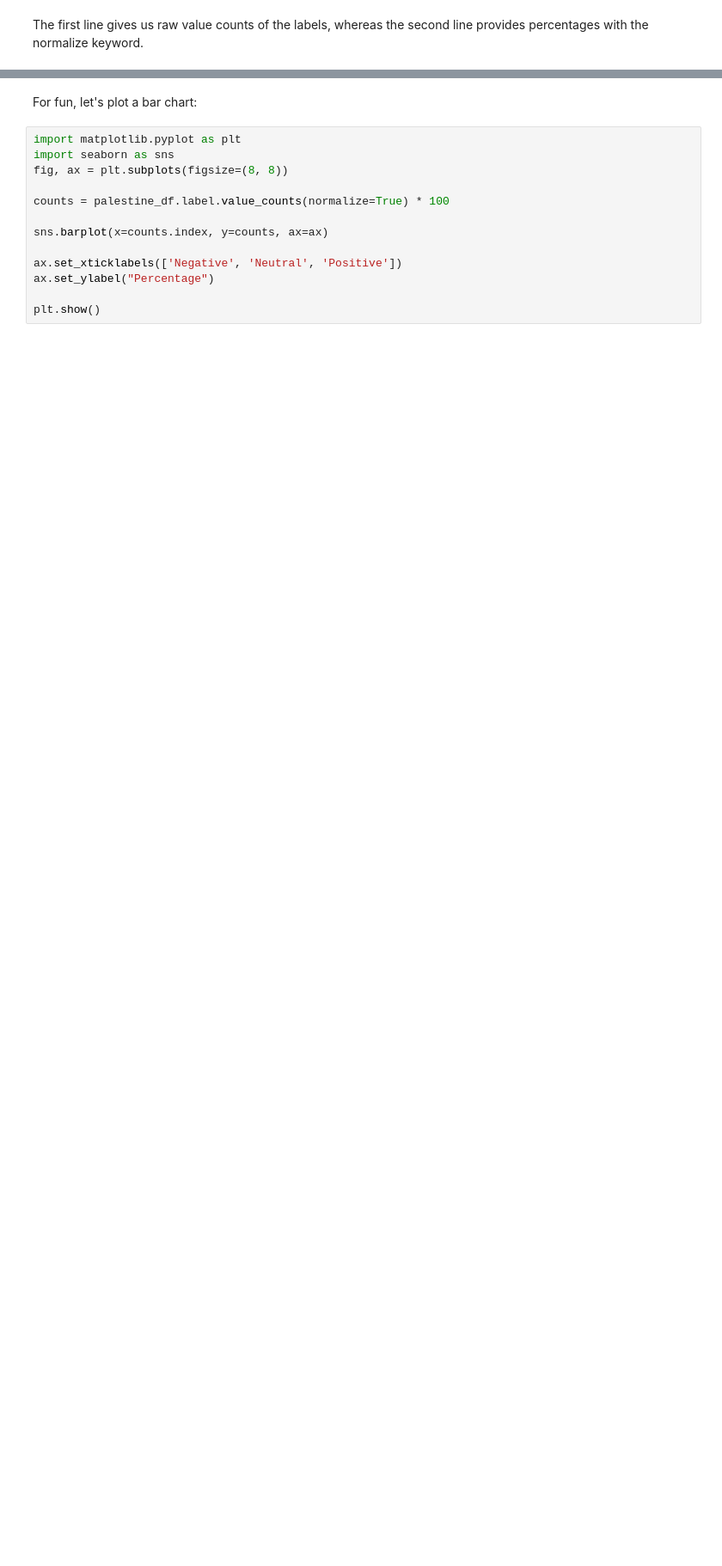
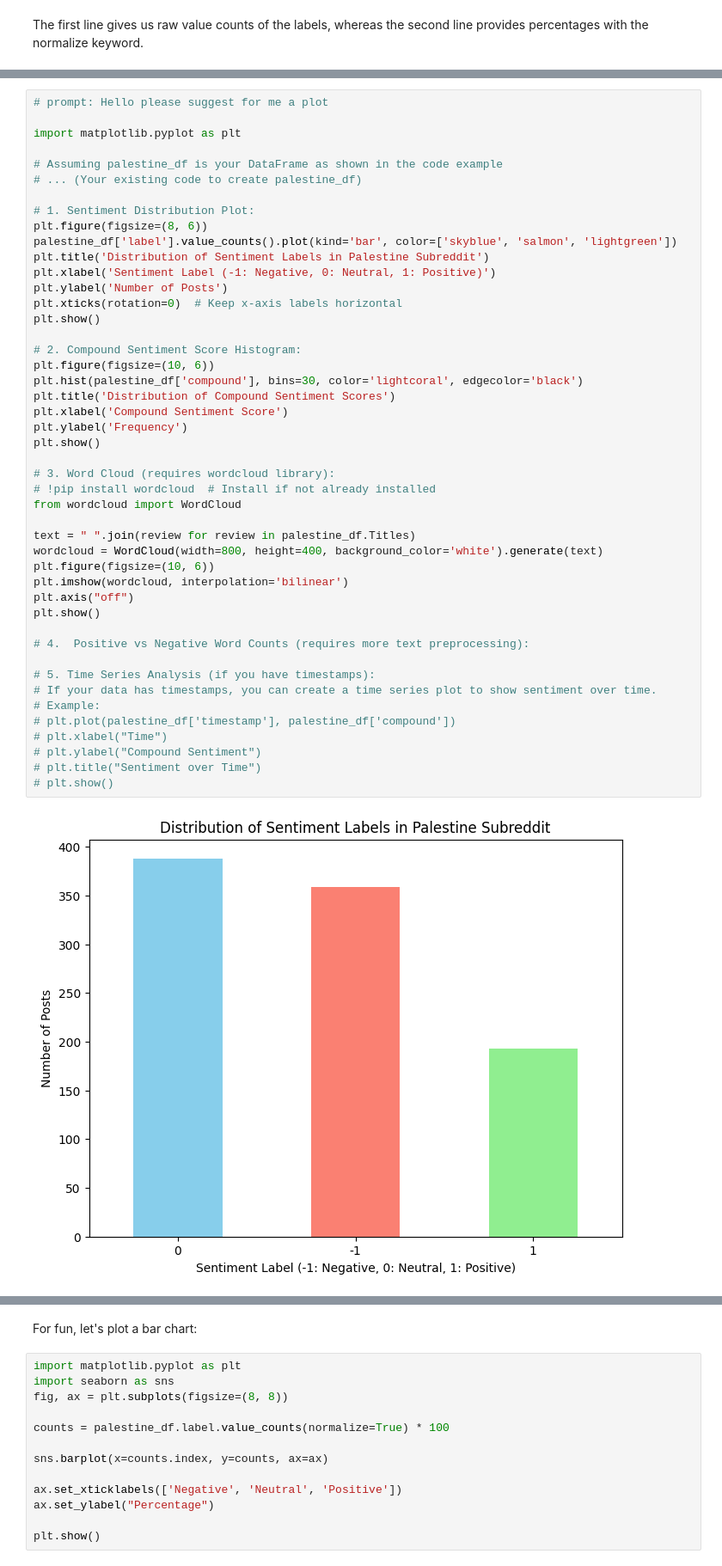
Before and after one commit to alishahmad/cove, a Jupyter notebook: Full_code_Sentiment_Analysis_VADER_using_Reddit.ipynb, the cells around one changed output, grey strips where cells are left out. Shown at 86% size. Saved outputs shown, nothing was run; the diff lists cells and outputs as text; blank space fills up the shorter version.

```diff
--- a/Full_code_Sentiment_Analysis_VADER_using_Reddit.ipynb
+++ b/Full_code_Sentiment_Analysis_VADER_using_Reddit.ipynb
@@ -318 +353,49 @@ label
 Name: proportion, dtype: float64
+# %%
+# prompt: Hello please suggest for me a plot
+
+import matplotlib.pyplot as plt
+
+# Assuming palestine_df is your DataFrame as shown in the code example
+# ... (Your existing code to create palestine_df)
+
+# 1. Sentiment Distribution Plot:
+plt.figure(figsize=(8, 6))
+palestine_df['label'].value_counts().plot(kind='bar', color=['skyblue', 'salmon', 'lightgreen'])
+plt.title('Distribution of Sentiment Labels in Palestine Subreddit')
+plt.xlabel('Sentiment Label (-1: Negative, 0: Neutral, 1: Positive)')
+plt.ylabel('Number of Posts')
+plt.xticks(rotation=0)  # Keep x-axis labels horizontal
+plt.show()
+
+# 2. Compound Sentiment Score Histogram:
+plt.figure(figsize=(10, 6))
+plt.hist(palestine_df['compound'], bins=30, color='lightcoral', edgecolor='black')
+plt.title('Distribution of Compound Sentiment Scores')
+plt.xlabel('Compound Sentiment Score')
+plt.ylabel('Frequency')
+plt.show()
+
+# 3. Word Cloud (requires wordcloud library):
+# !pip install wordcloud  # Install if not already installed
+from wordcloud import WordCloud
+
+text = " ".join(review for review in palestine_df.Titles)
+wordcloud = WordCloud(width=800, height=400, background_color='white').generate(text)
+plt.figure(figsize=(10, 6))
+plt.imshow(wordcloud, interpolation='bilinear')
+plt.axis("off")
+plt.show()
+
+# 4.  Positive vs Negative Word Counts (requires more text preprocessing):
+
+# 5. Time Series Analysis (if you have timestamps):
+# If your data has timestamps, you can create a time series plot to show sentiment over time.
+# Example:
+# plt.plot(palestine_df['timestamp'], palestine_df['compound'])
+# plt.xlabel("Time")
+# plt.ylabel("Compound Sentiment")
+# plt.title("Sentiment over Time")
+# plt.show()
+# %% [output]
+[figure, added]
```
Also changed, not shown: parts of 12 cells of this notebook.
